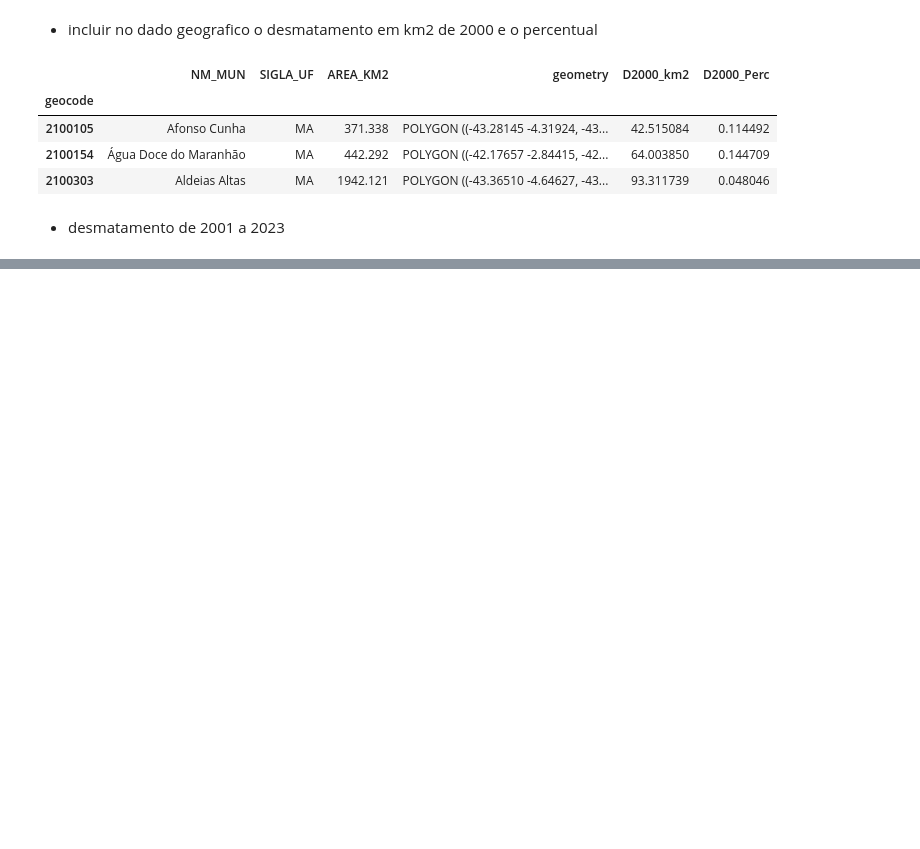
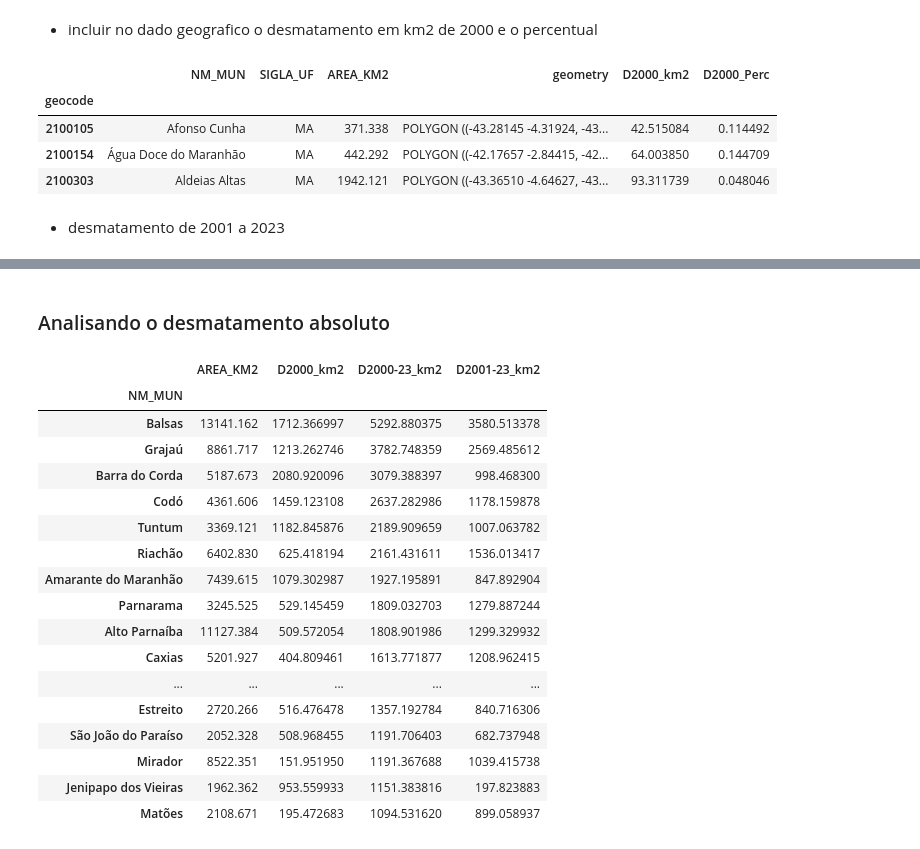
Before and after one commit to LambdaGeo/analise_cerrado_ma, a Jupyter notebook: analise_municipios.ipynb, the cells around one changed output, grey strips where cells are left out. Cells and saved outputs as stored; diff of their text form; code cells hidden in the pictures; blank space fills up the shorter version.

```diff
--- a/analise_municipios.ipynb
+++ b/analise_municipios.ipynb
@@ -281,0 +261,3 @@ gdf_mun_cerrado.sort_values("D2001-23_perc", ascending=False).head(20)
+# %%
+gdf_mun_cerrado["D2000-23_km2"] = gdf_mun_cerrado["D2001-23_km2"] + gdf_mun_cerrado["D2000_km2"]
+gdf_mun_cerrado.head(3)
@@ -281,0 +270,24 @@ gdf_mun_cerrado.sort_values("D2001-23_perc", ascending=False).head(20)
+# %% [markdown]
+### Analisando o desmatamento absoluto
+# %%
+gdf_mun_top20_absoluto = gdf_mun_cerrado.sort_values("D2000-23_km2", ascending=False).head(20)[["NM_MUN","AREA_KM2","D2000_km2","D2000-23_km2","D2001-23_km2"]].set_index("NM_MUN")
+gdf_mun_top20_absoluto
+# %% [output]
+|  | AREA_KM2 | D2000_km2 | D2000-23_km2 | D2001-23_km2 |
+| NM_MUN |  |  |  |  |
+| Balsas | 13141.162 | 1712.366997 | 5292.880375 | 3580.513378 |
+| Grajaú | 8861.717 | 1213.262746 | 3782.748359 | 2569.485612 |
+| Barra do Corda | 5187.673 | 2080.920096 | 3079.388397 | 998.468300 |
+| Codó | 4361.606 | 1459.123108 | 2637.282986 | 1178.159878 |
+| Tuntum | 3369.121 | 1182.845876 | 2189.909659 | 1007.063782 |
+| Riachão | 6402.830 | 625.418194 | 2161.431611 | 1536.013417 |
+| Amarante do Maranhão | 7439.615 | 1079.302987 | 1927.195891 | 847.892904 |
+| Parnarama | 3245.525 | 529.145459 | 1809.032703 | 1279.887244 |
+| Alto Parnaíba | 11127.384 | 509.572054 | 1808.901986 | 1299.329932 |
+| Caxias | 5201.927 | 404.809461 | 1613.771877 | 1208.962415 |
+| ... | ... | ... | ... | ... |
+| Estreito | 2720.266 | 516.476478 | 1357.192784 | 840.716306 |
+| São João do Paraíso | 2052.328 | 508.968455 | 1191.706403 | 682.737948 |
+| Mirador | 8522.351 | 151.951950 | 1191.367688 | 1039.415738 |
+| Jenipapo dos Vieiras | 1962.362 | 953.559933 | 1151.383816 | 197.823883 |
+| Matões | 2108.671 | 195.472683 | 1094.531620 | 899.058937 |
```
Also changed, not shown: parts of 13 cells of this notebook, 2 other files.
